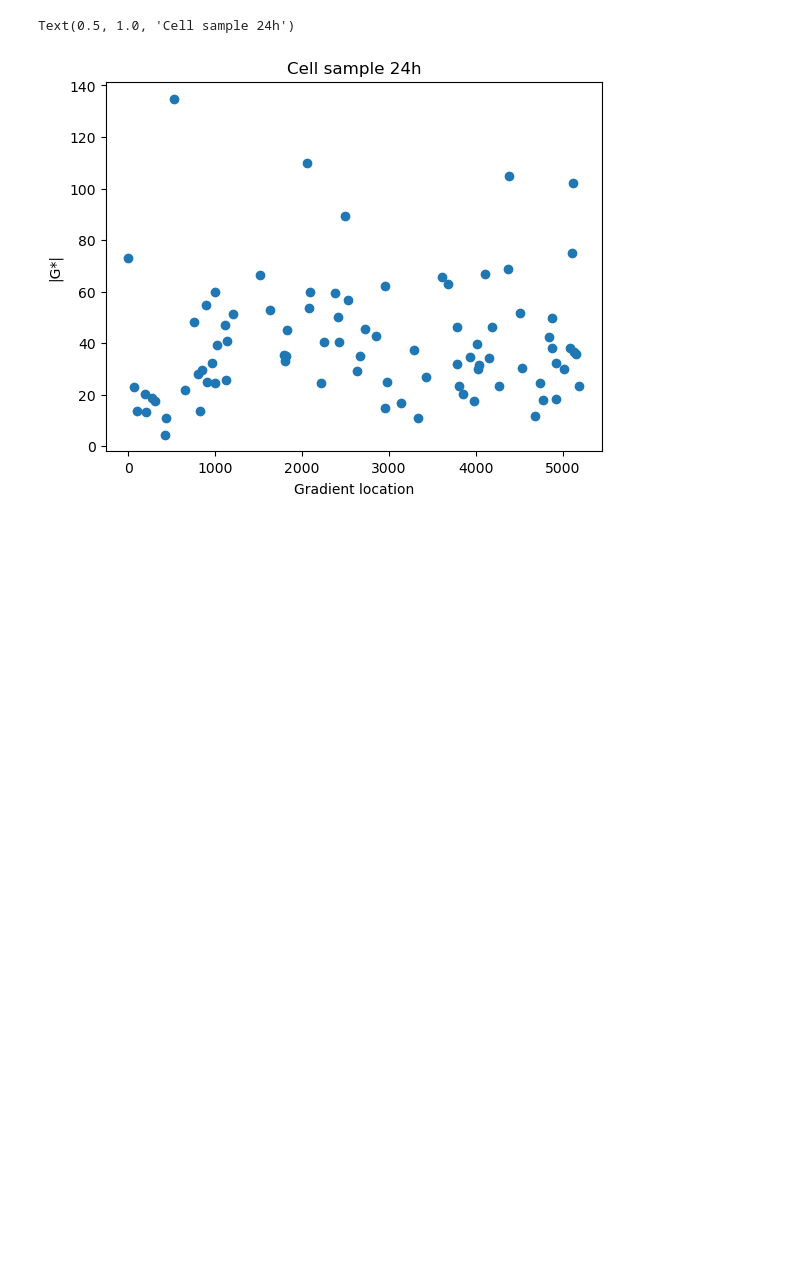
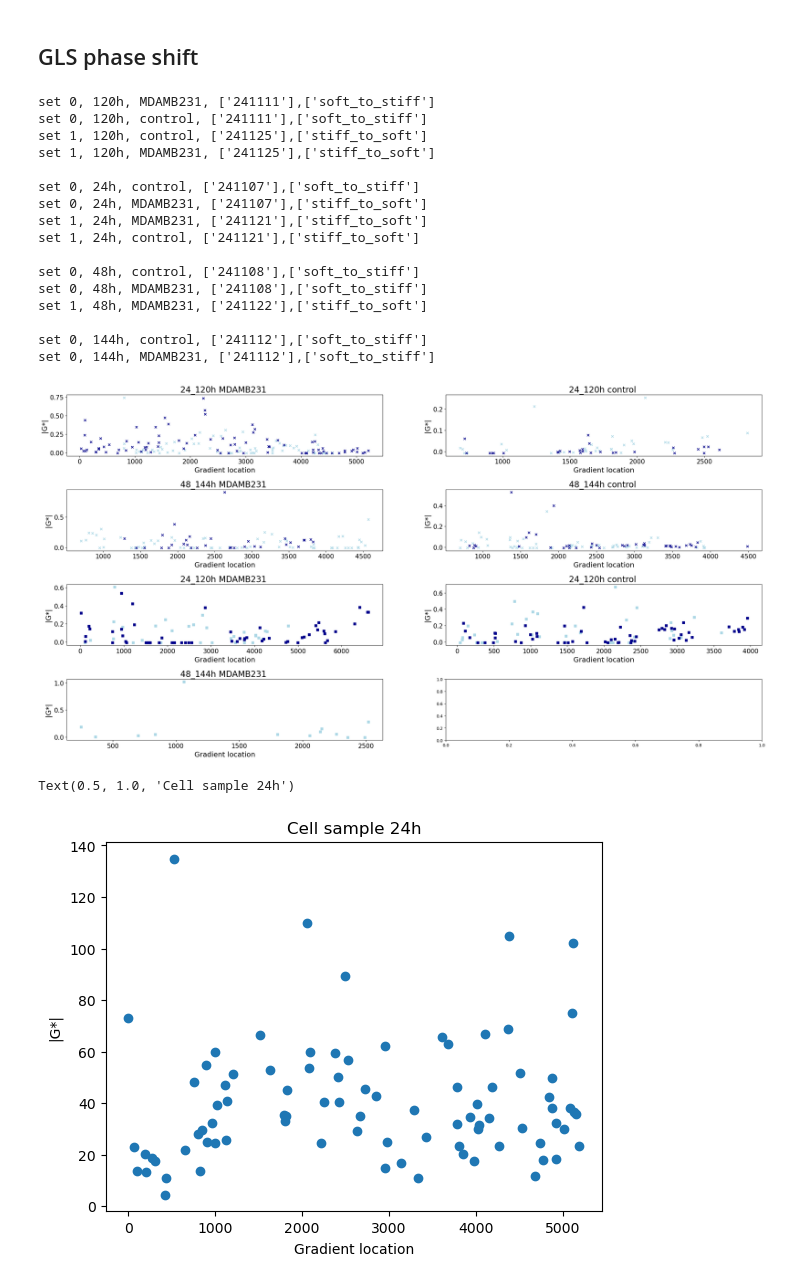
Before and after one commit to LindaSrbova/Statistics_Gelatin_Mechanics, a Jupyter notebook: Gradient_analysis.ipynb, the cells around one changed output. Drawn from its saved outputs; the diff is of its cells as text; code cells hidden in the pictures; blank space fills up the shorter version.

```diff
--- a/Gradient_analysis.ipynb
+++ b/Gradient_analysis.ipynb
@@ -180,0 +241,2 @@ for i,j in enumerate(df['set'].unique()):
+# %% [markdown]
+## GLS phase shift
@@ -181,3 +292,68 @@ for i,j in enumerate(df['set'].unique()):
+# %%
+fig, axs = plt.subplots(4, 2, figsize=(30, 15))
+plt.subplots_adjust(wspace=0.2, hspace=0.55)
+fig.suptitle("", fontsize=18, y=1)
+
+markers=['x','s']
+
+colors = ["lightblue","darkblue"]
+
+for i,j in enumerate(download['incubation_set'].unique()):
+    first = download[download['incubation_set']==j]
+
+    for nn,n in enumerate(first['incubation'].unique()):
+        second = first[first['incubation']==n]
+        color = colors[int(nn)]
+        #print(n, color)
+
+
+        for k,l in enumerate(second['experiment'].unique()):
+            third = second[second['experiment']==l]
+            marker_type = markers[l]
+            row = i+(2*k)
+            #print(l, marker_type)
+
+            for m,o in enumerate(third['sample'].unique()):
+                column = 0 if o=='MDAMB231' else 1
+                fourth = third[third['sample']==o]
+                print(f"set {k}, {n}h, {o}, {str(fourth['day'].unique())},{fourth['gradient_direction'].unique()}")
+                date_value = str(fourth['day'].unique()[0])
+                ax = axs[row,column]
+                #GLS_g(dfffff,ax,color)
+                #print(dfffff)
+                if (fourth['gradient_direction'] == 'stiff_to_soft').all():
+                    ax.scatter(fourth['gradient'],fourth['phi_(rad)'],s=28, c=color, marker = marker_type) #measured from soft to stiff
+                else:
+                    ax.scatter(fourth['gradient_inverse'],fourth['phi_(rad)'],s=28, c=color, marker=marker_type) #measured from soft to stiff
+
+                ax.set_xlabel("Gradient location", fontsize= 17,labelpad=5)
+                ax.set_ylabel("|G*|", fontsize= 17, labelpad=5)
+                ax.set_title(f"{j}h {o} ", fontsize = 20)
+                ax.tick_params(axis='both', labelsize=15)
+
+
+                # ax.set_ylim (0,200)
+                # ax.set_xlim (0,5000)
+
+        print()
+# %% [output]
+set 0, 120h, MDAMB231, ['241111'],['soft_to_stiff']
+set 0, 120h, control, ['241111'],['soft_to_stiff']
+set 1, 120h, control, ['241125'],['stiff_to_soft']
+set 1, 120h, MDAMB231, ['241125'],['stiff_to_soft']
+
+set 0, 24h, control, ['241107'],['soft_to_stiff']
+set 0, 24h, MDAMB231, ['241107'],['stiff_to_soft']
+set 1, 24h, MDAMB231, ['241121'],['stiff_to_soft']
+set 1, 24h, control, ['241121'],['stiff_to_soft']
+
+set 0, 48h, control, ['241108'],['soft_to_stiff']
+set 0, 48h, MDAMB231, ['241108'],['soft_to_stiff']
+set 1, 48h, MDAMB231, ['241122'],['stiff_to_soft']
+
+set 0, 144h, control, ['241112'],['soft_to_stiff']
+set 0, 144h, MDAMB231, ['241112'],['soft_to_stiff']
+[figure, added]
 # %%
 plt.scatter(df['x_con'],df['G_abs'])
 plt.xlabel("Gradient location", fontsize= 10,labelpad=5)
```
Also changed, not shown: parts of 15 cells of this notebook.
